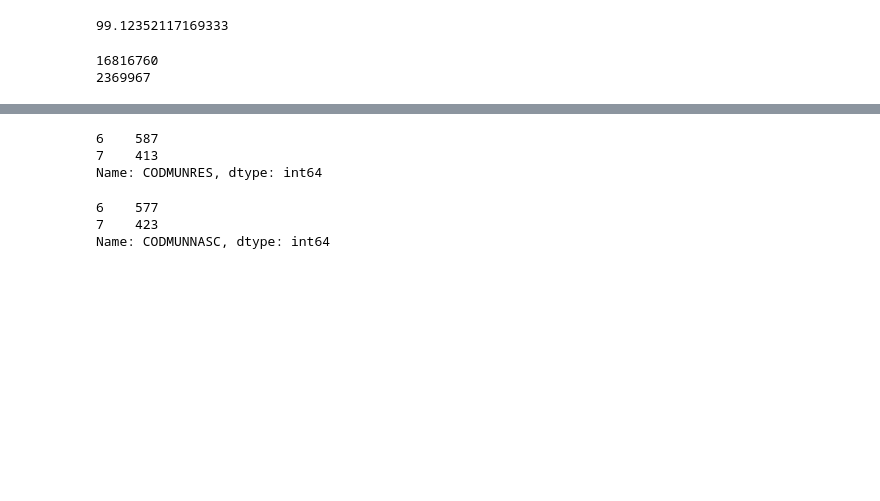
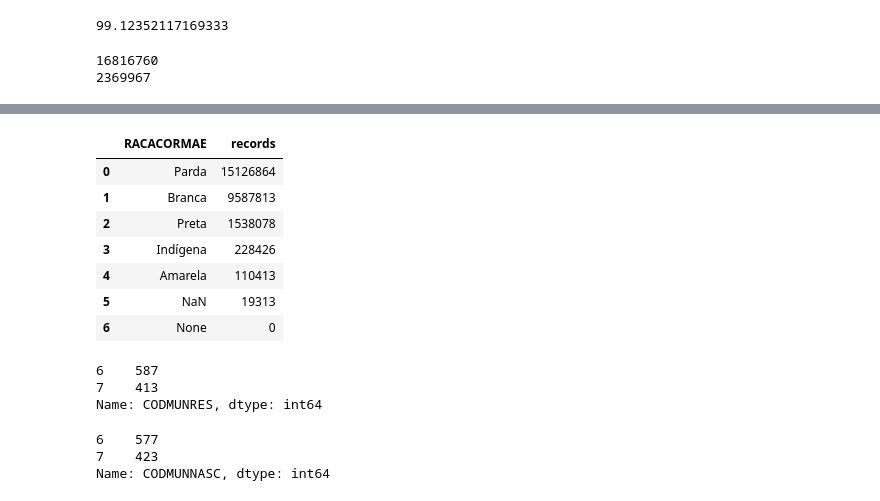
Before and after one commit to lucaslopes/gestantes, a Jupyter notebook: dashboard.ipynb, the cells around one changed output, grey strips where cells are left out. Saved outputs shown, nothing was run; the diff lists cells and outputs as text; code cells hidden in the pictures; blank space fills up the shorter version.

```diff
--- a/dashboard.ipynb
+++ b/dashboard.ipynb
@@ -53,4 +56,19 @@ df_nasc
 1000 rows × 2 columns
+# %%
+racacor = {0: 'None', 1: 'Branca', 2: 'Preta', 3: 'Amarela', 4: 'Parda', 5: 'Indígena'}
+# %%
+df_nasc['RACACORMAE'] = df_nasc['RACACORMAE'].fillna(0).astype(int)
+df_nasc['RACACORMAE'] = df_nasc['RACACORMAE'].map(racacor)
+df_nasc
+# %% [output]
+|  | RACACORMAE | records |
+| 0 | Parda | 15126864 |
+| 1 | Branca | 9587813 |
+| 2 | Preta | 1538078 |
+| 3 | Indígena | 228426 |
+| 4 | Amarela | 110413 |
+| 5 | NaN | 19313 |
+| 6 | None | 0 |
 # %%
 df['CODMUNRES'].apply(lambda x: len(str(x))).value_counts()
 # %% [output]
```
Also changed, not shown: parts of 2 cells of this notebook, 23 other files.
